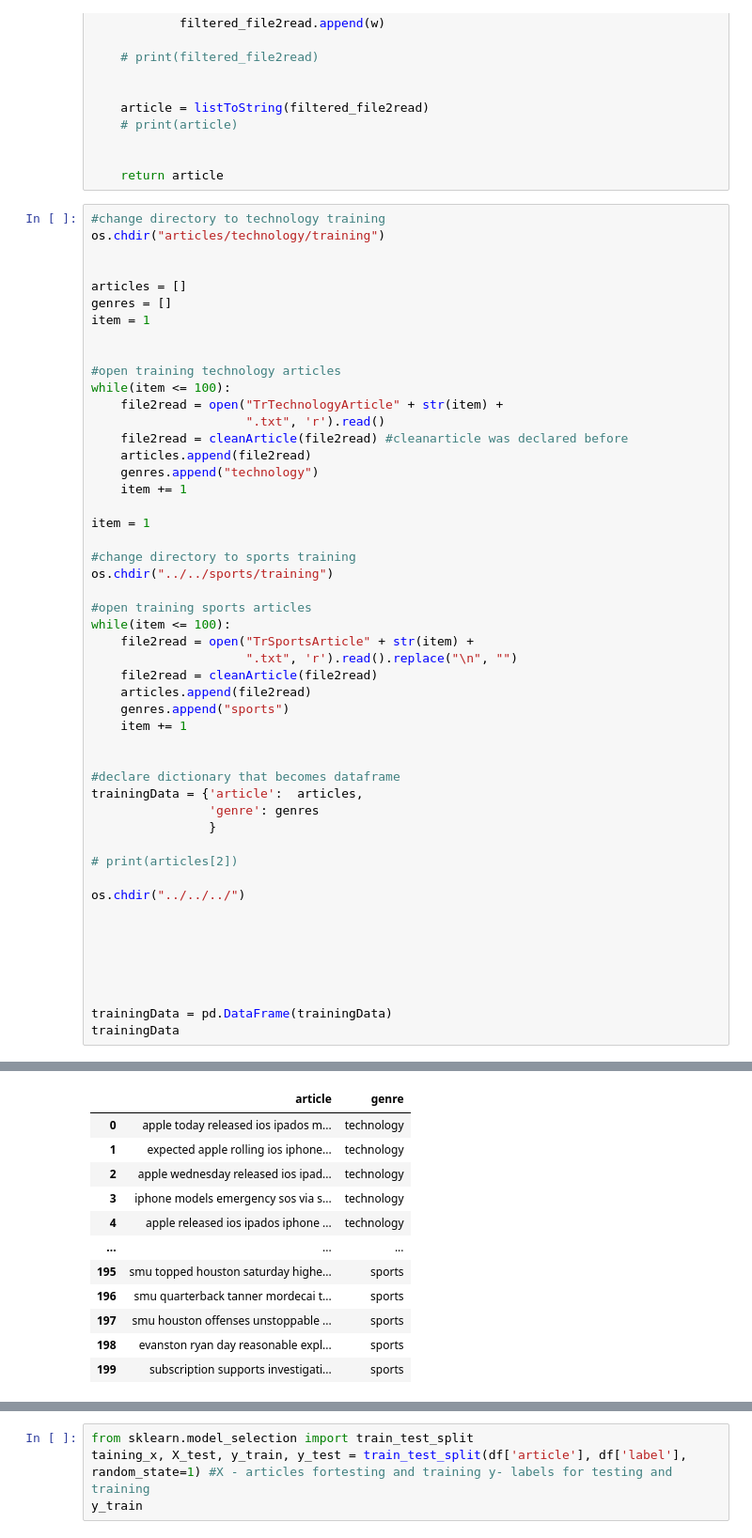
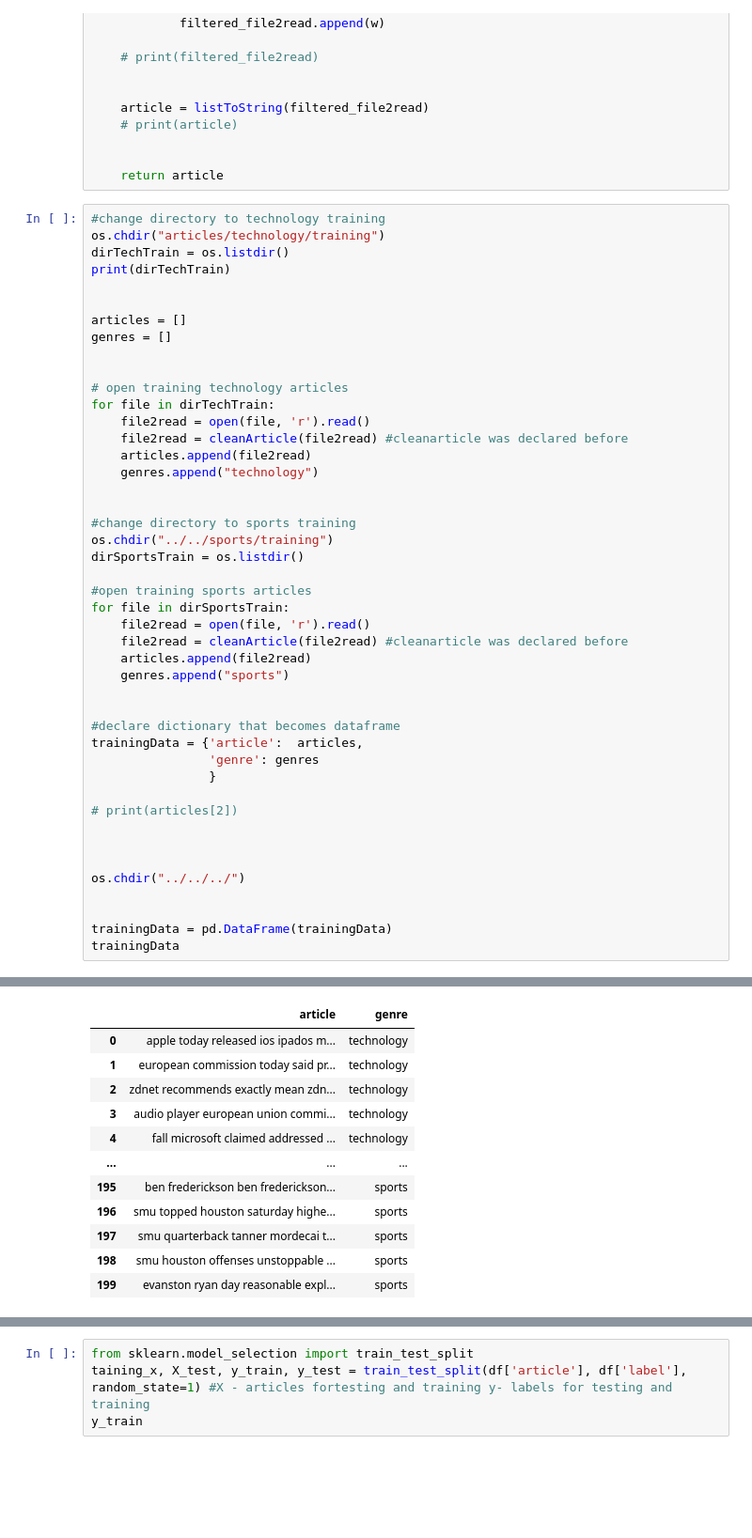
Before and after one commit to salaxa12/article-sorter, a Jupyter notebook: classifierNB.ipynb, the cells around one changed output, grey strips where cells are left out. Shown: that part at 94% size. Drawn from its saved outputs; the diff is of its cells as text; blank space fills up the shorter version.

```diff
--- a/classifierNB.ipynb
+++ b/classifierNB.ipynb
@@ -46,35 +46,32 @@ def cleanArticle(file2read):
 # %%
 #change directory to technology training
 os.chdir("articles/technology/training")
+dirTechTrain = os.listdir()
+print(dirTechTrain)
 
 
 articles = []
 genres = []
-item = 1
 
 
-#open training technology articles
-while(item <= 100):
-    file2read = open("TrTechnologyArticle" + str(item) +
-                     ".txt", 'r').read()
+# open training technology articles
+for file in dirTechTrain:
+    file2read = open(file, 'r').read()
     file2read = cleanArticle(file2read) #cleanarticle was declared before
     articles.append(file2read)
     genres.append("technology")
-    item += 1
 
-item = 1
 
 #change directory to sports training
 os.chdir("../../sports/training")
+dirSportsTrain = os.listdir()
 
 #open training sports articles
-while(item <= 100):
-    file2read = open("TrSportsArticle" + str(item) +
-                     ".txt", 'r').read().replace("\n", "")
-    file2read = cleanArticle(file2read)
+for file in dirSportsTrain:
+    file2read = open(file, 'r').read()
+    file2read = cleanArticle(file2read) #cleanarticle was declared before
     articles.append(file2read)
     genres.append("sports")
-    item += 1
 
 
 #declare dictionary that becomes dataframe
@@ -84,11 +81,9 @@ trainingData = {'article':  articles,
 
 # print(articles[2])
 
-os.chdir("../../../")
 
 
-
-
+os.chdir("../../../")
 
 
 trainingData = pd.DataFrame(trainingData)
@@ -97,12 +93,12 @@ trainingData
 |  | article | genre |
 | 0 | apple today released ios ipados m... | technology |
-| 1 | expected apple rolling ios iphone... | technology |
-| 2 | apple wednesday released ios ipad... | technology |
-| 3 | iphone models emergency sos via s... | technology |
-| 4 | apple released ios ipados iphone ... | technology |
+| 1 | european commission today said pr... | technology |
+| 2 | zdnet recommends exactly mean zdn... | technology |
+| 3 | audio player european union commi... | technology |
+| 4 | fall microsoft claimed addressed ... | technology |
 | ... | ... | ... |
-| 195 | smu topped houston saturday highe... | sports |
-| 196 | smu quarterback tanner mordecai t... | sports |
-| 197 | smu houston offenses unstoppable ... | sports |
-| 198 | evanston ryan day reasonable expl... | sports |
-| 199 | subscription supports investigati... | sports |
+| 195 | ben frederickson ben frederickson... | sports |
+| 196 | smu topped houston saturday highe... | sports |
+| 197 | smu quarterback tanner mordecai t... | sports |
+| 198 | smu houston offenses unstoppable ... | sports |
+| 199 | evanston ryan day reasonable expl... | sports |
```
Also changed, not shown: parts of 11 cells of this notebook.
